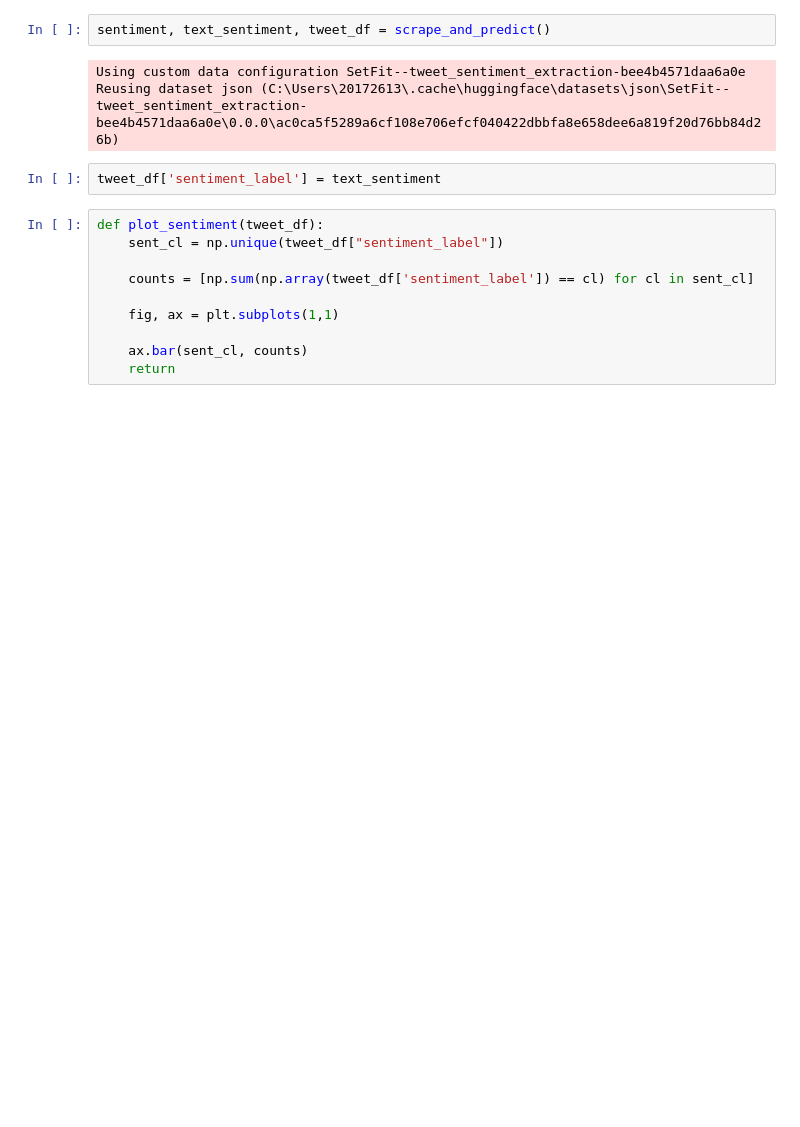
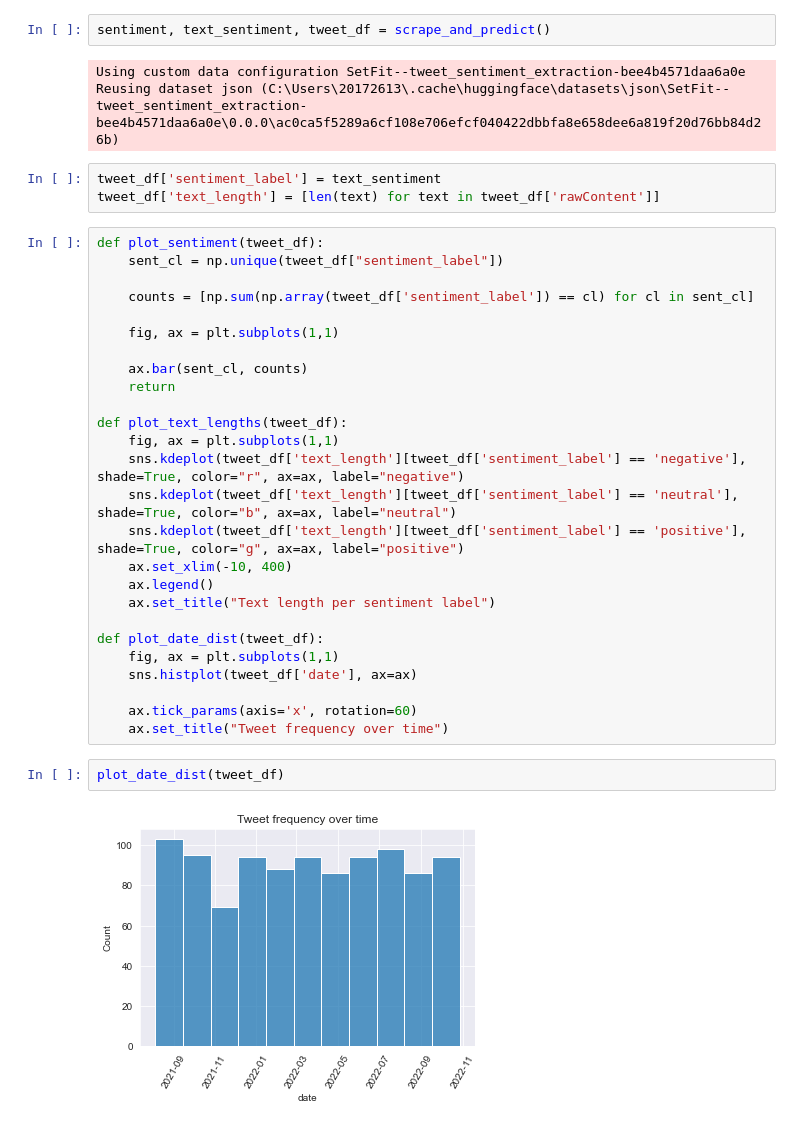
Before and after one commit to jmniederle/product-sentiment, a Jupyter notebook: visualisation.ipynb, the cells around one changed output. Cells and saved outputs as stored; diff of their text form; blank space fills up the shorter version.

```diff
--- a/visualisation.ipynb
+++ b/visualisation.ipynb
@@ -8,18 +65,39 @@ sentiment, text_sentiment, tweet_df = scrape_and_predict()
 # %% [output]
 Using custom data configuration SetFit--tweet_sentiment_extraction-bee4b4571daa6a0e
 Reusing dataset json (C:\Users\20172613\.cache\huggingface\datasets\json\SetFit--tweet_sentiment_extraction-bee4b4571daa6a0e\0.0.0\ac0ca5f5289a6cf108e706efcf040422dbbfa8e658dee6a819f20d76bb84d26b)
-# %%
-tweet_df['sentiment_label'] = text_sentiment
-# %%
-def plot_sentiment(tweet_df):
-    sent_cl = np.unique(tweet_df["sentiment_label"])
-
-    counts = [np.sum(np.array(tweet_df['sentiment_label']) == cl) for cl in sent_cl]
-
-    fig, ax = plt.subplots(1,1)
-
-    ax.bar(sent_cl, counts)
-    return
+# %%
+tweet_df['sentiment_label'] = text_sentiment
+tweet_df['text_length'] = [len(text) for text in tweet_df['rawContent']]
+# %%
+def plot_sentiment(tweet_df):
+    sent_cl = np.unique(tweet_df["sentiment_label"])
+
+    counts = [np.sum(np.array(tweet_df['sentiment_label']) == cl) for cl in sent_cl]
+
+    fig, ax = plt.subplots(1,1)
+
+    ax.bar(sent_cl, counts)
+    return
+
+def plot_text_lengths(tweet_df):
+    fig, ax = plt.subplots(1,1)
+    sns.kdeplot(tweet_df['text_length'][tweet_df['sentiment_label'] == 'negative'], shade=True, color="r", ax=ax, label="negative")
+    sns.kdeplot(tweet_df['text_length'][tweet_df['sentiment_label'] == 'neutral'], shade=True, color="b", ax=ax, label="neutral")
+    sns.kdeplot(tweet_df['text_length'][tweet_df['sentiment_label'] == 'positive'], shade=True, color="g", ax=ax, label="positive")
+    ax.set_xlim(-10, 400)
+    ax.legend()
+    ax.set_title("Text length per sentiment label")
+
+def plot_date_dist(tweet_df):
+    fig, ax = plt.subplots(1,1)
+    sns.histplot(tweet_df['date'], ax=ax)
+
+    ax.tick_params(axis='x', rotation=60)
+    ax.set_title("Tweet frequency over time")
+# %%
+plot_date_dist(tweet_df)
+# %% [output]
+[figure, added]
 # %%
 plot_sentiment(tweet_df)
 # %% [output]
```
Also changed, not shown: parts of 16 cells of this notebook, 2 other files.
